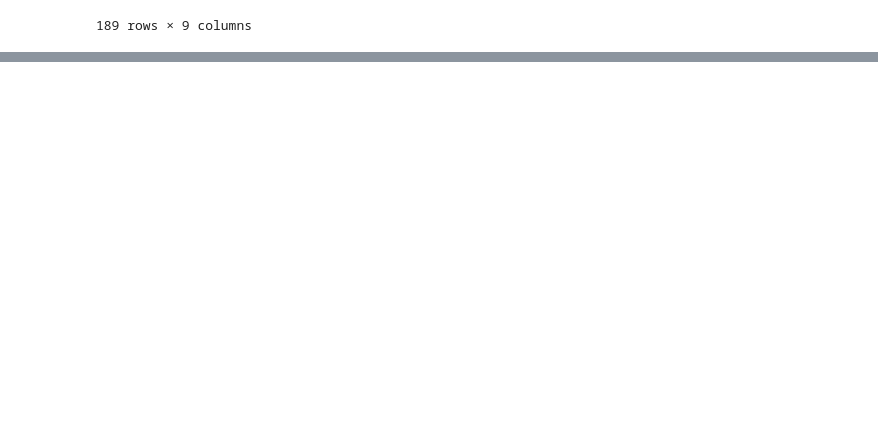
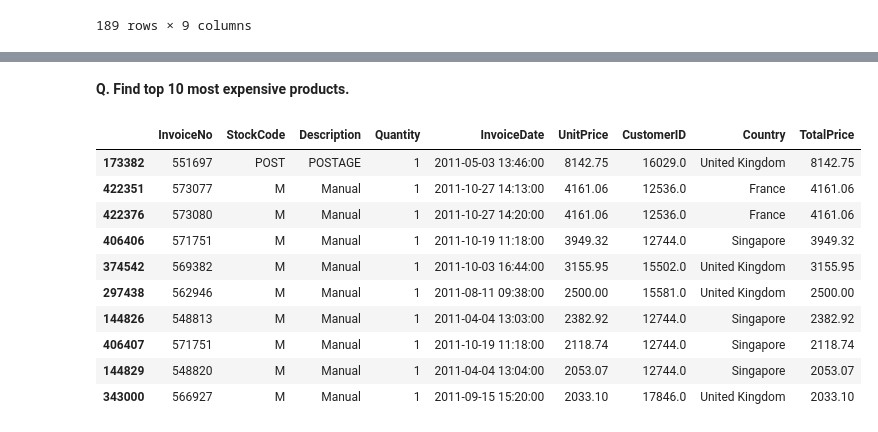
Before and after one commit to shsaniya04/Data-Analysis-with-Python, a Jupyter notebook: 12_Pandas_Practice_Project.ipynb, the cells around one changed output, grey strips where cells are left out. Cells and saved outputs as stored; diff of their text form; code cells hidden in the pictures; blank space fills up the shorter version.

```diff
--- a/12_Pandas_Practice_Project.ipynb
+++ b/12_Pandas_Practice_Project.ipynb
@@ -310,0 +331,18 @@ df[df['UnitPrice'] >= 100]
+# %% [markdown]
+**Q. Find top 10 most expensive products.**
+# %%
+# df['UnitPrice'].sort_values(ascending = False).head(10)
+
+df.sort_values(by = 'UnitPrice', ascending = False).head(10)
+# %% [output]
+|  | InvoiceNo | StockCode | Description | Quantity | InvoiceDate | UnitPrice | CustomerID | Country | TotalPrice |
+| 173382 | 551697 | POST | POSTAGE | 1 | 2011-05-03 13:46:00 | 8142.75 | 16029.0 | United Kingdom | 8142.75 |
+| 422351 | 573077 | M | Manual | 1 | 2011-10-27 14:13:00 | 4161.06 | 12536.0 | France | 4161.06 |
+| 422376 | 573080 | M | Manual | 1 | 2011-10-27 14:20:00 | 4161.06 | 12536.0 | France | 4161.06 |
+| 406406 | 571751 | M | Manual | 1 | 2011-10-19 11:18:00 | 3949.32 | 12744.0 | Singapore | 3949.32 |
+| 374542 | 569382 | M | Manual | 1 | 2011-10-03 16:44:00 | 3155.95 | 15502.0 | United Kingdom | 3155.95 |
+| 297438 | 562946 | M | Manual | 1 | 2011-08-11 09:38:00 | 2500.00 | 15581.0 | United Kingdom | 2500.00 |
+| 144826 | 548813 | M | Manual | 1 | 2011-04-04 13:03:00 | 2382.92 | 12744.0 | Singapore | 2382.92 |
+| 406407 | 571751 | M | Manual | 1 | 2011-10-19 11:18:00 | 2118.74 | 12744.0 | Singapore | 2118.74 |
+| 144829 | 548820 | M | Manual | 1 | 2011-04-04 13:04:00 | 2053.07 | 12744.0 | Singapore | 2053.07 |
+| 343000 | 566927 | M | Manual | 1 | 2011-09-15 15:20:00 | 2033.10 | 17846.0 | United Kingdom | 2033.10 |
```
Also changed, not shown: parts of 30 cells of this notebook, 1 other file.
